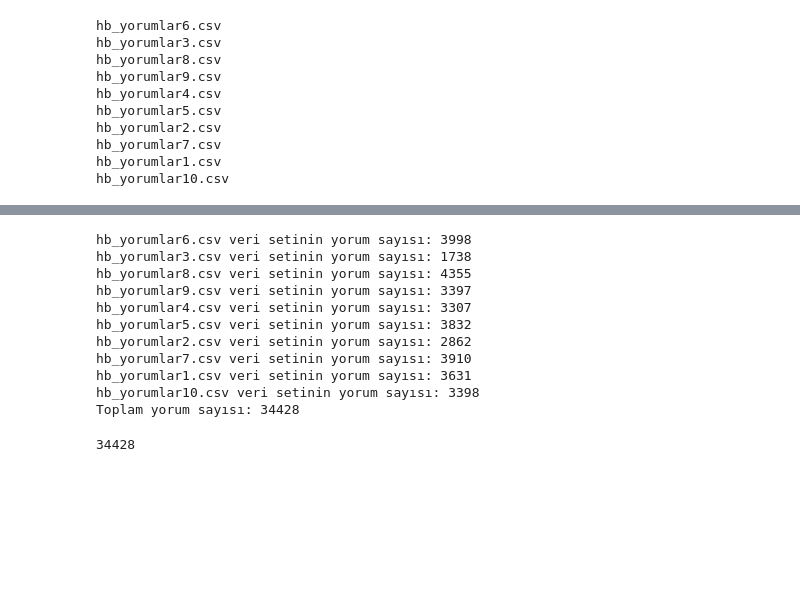
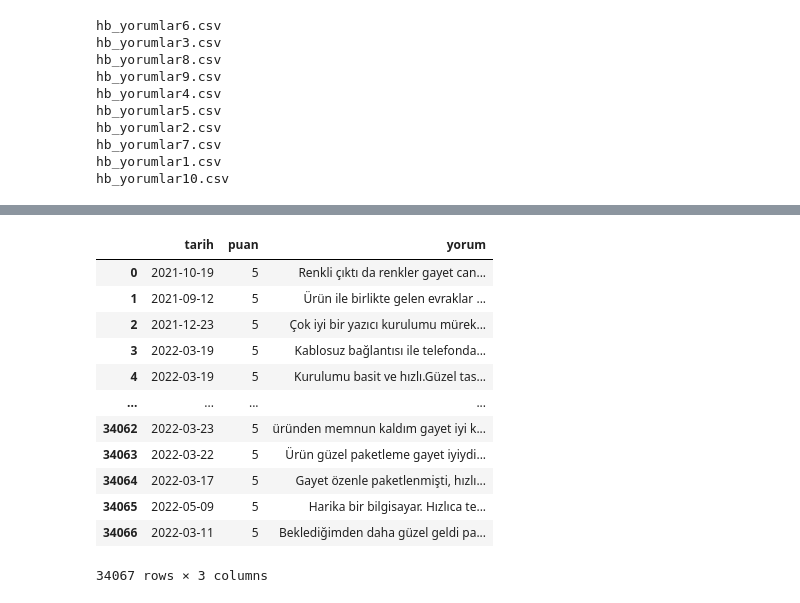
Before and after one commit to mrkizmaz/TensorFlow_HepsiBurada_YorumAnalizi_Projesi, a Jupyter notebook: TumYorumlariSadelestirme.ipynb, the cells around one changed output, grey strips where cells are left out. Saved outputs shown, nothing was run; the diff lists cells and outputs as text; code cells hidden in the pictures; blank space fills up the shorter version.

```diff
--- a/TumYorumlariSadelestirme.ipynb
+++ b/TumYorumlariSadelestirme.ipynb
@@ -66,31 +64,0 @@ Toplam yorum sayısı: 34439
-# %%
-toplamYorumSayisi = 0
-for i in os.listdir('HB_Yorumlar'):
-    if i.endswith('.csv'):
-        yorumSayisi = toplamYorumlar(i)
-        toplamYorumSayisi += yorumSayisi
-        print(f'{i} veri setinin yorum sayısı: {yorumSayisi}')
-print(f'Toplam yorum sayısı: {toplamYorumSayisi}')
-# %% [output]
-hb_yorumlar6.csv veri setinin yorum sayısı: 3998
-hb_yorumlar3.csv veri setinin yorum sayısı: 1738
-hb_yorumlar8.csv veri setinin yorum sayısı: 4355
-hb_yorumlar9.csv veri setinin yorum sayısı: 3397
-hb_yorumlar4.csv veri setinin yorum sayısı: 3307
-hb_yorumlar5.csv veri setinin yorum sayısı: 3832
-hb_yorumlar2.csv veri setinin yorum sayısı: 2862
-hb_yorumlar7.csv veri setinin yorum sayısı: 3910
-hb_yorumlar1.csv veri setinin yorum sayısı: 3631
-hb_yorumlar10.csv veri setinin yorum sayısı: 3398
-Toplam yorum sayısı: 34428
-# %%
-toplamYorumSayisi = 0
-for i in os.listdir('HB_Yorumlar'):
-    if i.endswith('.csv'):
-        yorumSayisi = toplamYorumlar(i)
-        toplamYorumSayisi += yorumSayisi
-        print(f'{i} veri setinin yorum sayısı: {yorumSayisi}')
-# %%
-toplamYorumSayisi
-# %% [output]
-34428
@@ -96,0 +73,16 @@ toplamYorumSayisi
+# %%
+allDataSet
+# %% [output]
+|  | tarih | puan | yorum |
+| 0 | 2021-10-19 | 5 | Renkli çıktı da renkler gayet can... |
+| 1 | 2021-09-12 | 5 | Ürün ile birlikte gelen evraklar ... |
+| 2 | 2021-12-23 | 5 | Çok iyi bir yazıcı kurulumu mürek... |
+| 3 | 2022-03-19 | 5 | Kablosuz bağlantısı ile telefonda... |
+| 4 | 2022-03-19 | 5 | Kurulumu basit ve hızlı.Güzel tas... |
+| ... | ... | ... | ... |
+| 34062 | 2022-03-23 | 5 | üründen memnun kaldım gayet iyi k... |
+| 34063 | 2022-03-22 | 5 | Ürün güzel paketleme gayet iyiydi... |
+| 34064 | 2022-03-17 | 5 | Gayet özenle paketlenmişti, hızlı... |
+| 34065 | 2022-05-09 | 5 | Harika bir bilgisayar. Hızlıca te... |
+| 34066 | 2022-03-11 | 5 | Beklediğimden daha güzel geldi pa... |
+34067 rows × 3 columns
```
Also changed, not shown: parts of 48 cells of this notebook, 15 other files.
